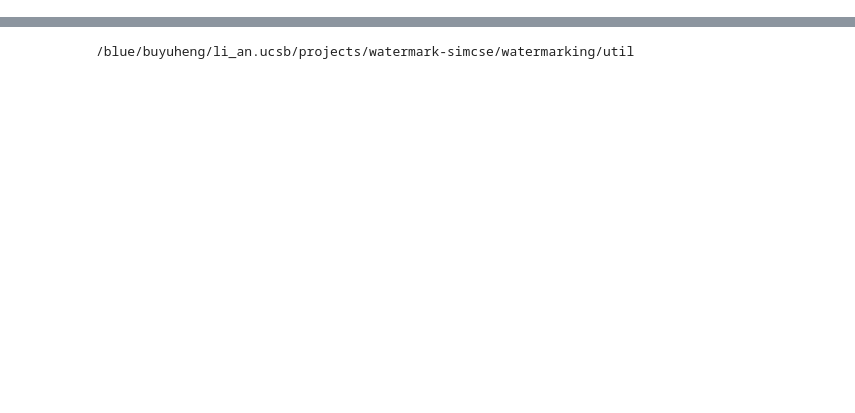
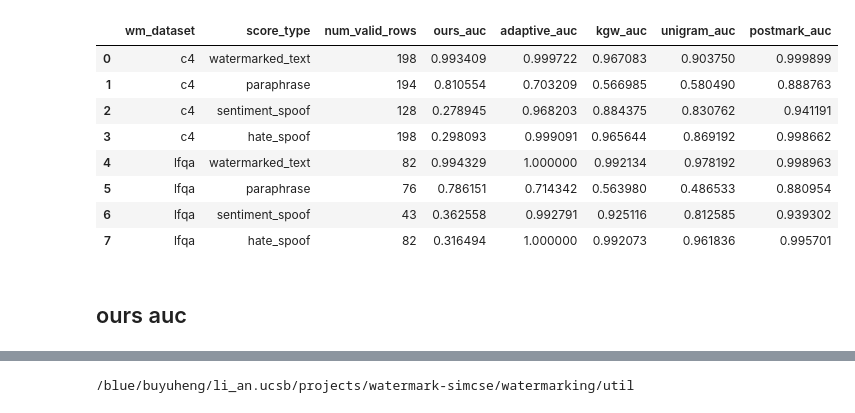
Before and after one commit to an1118/contrastive-watermark, a Jupyter notebook: watermarking/util/draw_plots.ipynb, the cells around one changed output, grey strips where cells are left out. Drawn from its saved outputs; the diff is of its cells as text; code cells hidden in the pictures; blank space fills up the shorter version.

```diff
--- a/watermarking/util/draw_plots.ipynb
+++ b/watermarking/util/draw_plots.ipynb
@@ -31,0 +65,37 @@ def get_auc(df, scores_prefix):
+# %%
+def find_common_non_empty_indices(*series):
+    """
+    Given multiple pandas Series, find the common indices where all series have non-empty values.
+
+    Parameters:
+    *series: multiple pandas Series
+
+    Returns:
+    common_indices: list of common indices where all series have non-empty values
+    """
+    if not series:
+        return []
+
+    # Initialize common_indices with the indices of the first series
+    common_indices = set(series[0].dropna().index)
+
+    # Intersect with the indices of the remaining series
+    for s in series[1:]:
+        common_indices &= set(s.dropna().index)
+
+    return list(common_indices)
+
+# Example usage:
+# common_indices = find_common_non_empty_indices(df['score1'], df['score2'], df['paraphrase_score'])
+# print(common_indices)
+# %%
+import pandas as pd
+import json
+
+def load_jsonl_to_dataframe(filepath):
+    data = []
+    with open(filepath, 'r') as file:
+        for line in file:
+            data.append(json.loads(line))
+    df = pd.DataFrame(data)
+    return df
@@ -32,3 +169,21 @@ def get_auc(df, scores_prefix):
+# %%
+root_path = r"/blue/buyuheng/li_an.ucsb/projects/watermark-simcse/watermarking/outputs"
+
+results = pd.DataFrame(results)
+# results.to_csv(os.path.join(root_path, 'main_results.csv'), index=False)
+results
+# %% [output]
+|  | wm_dataset | score_type | num_valid_rows | ours_auc | adaptive_auc | kgw_auc | unigram_auc | postmark_auc |
+| 0 | c4 | watermarked_text | 198 | 0.993409 | 0.999722 | 0.967083 | 0.903750 | 0.999899 |
+| 1 | c4 | paraphrase | 194 | 0.810554 | 0.703209 | 0.566985 | 0.580490 | 0.888763 |
+| 2 | c4 | sentiment_spoof | 128 | 0.278945 | 0.968203 | 0.884375 | 0.830762 | 0.941191 |
+| 3 | c4 | hate_spoof | 198 | 0.298093 | 0.999091 | 0.965644 | 0.869192 | 0.998662 |
+| 4 | lfqa | watermarked_text | 82 | 0.994329 | 1.000000 | 0.992134 | 0.978192 | 0.998963 |
+| 5 | lfqa | paraphrase | 76 | 0.786151 | 0.714342 | 0.563980 | 0.486533 | 0.880954 |
+| 6 | lfqa | sentiment_spoof | 43 | 0.362558 | 0.992791 | 0.925116 | 0.812585 | 0.939302 |
+| 7 | lfqa | hate_spoof | 82 | 0.316494 | 1.000000 | 0.992073 | 0.961836 | 0.995701 |
+# %% [markdown]
+## ours auc
 # %%
 import os
 import re
```
Also changed, not shown: parts of 57 cells of this notebook, 14 other files.
